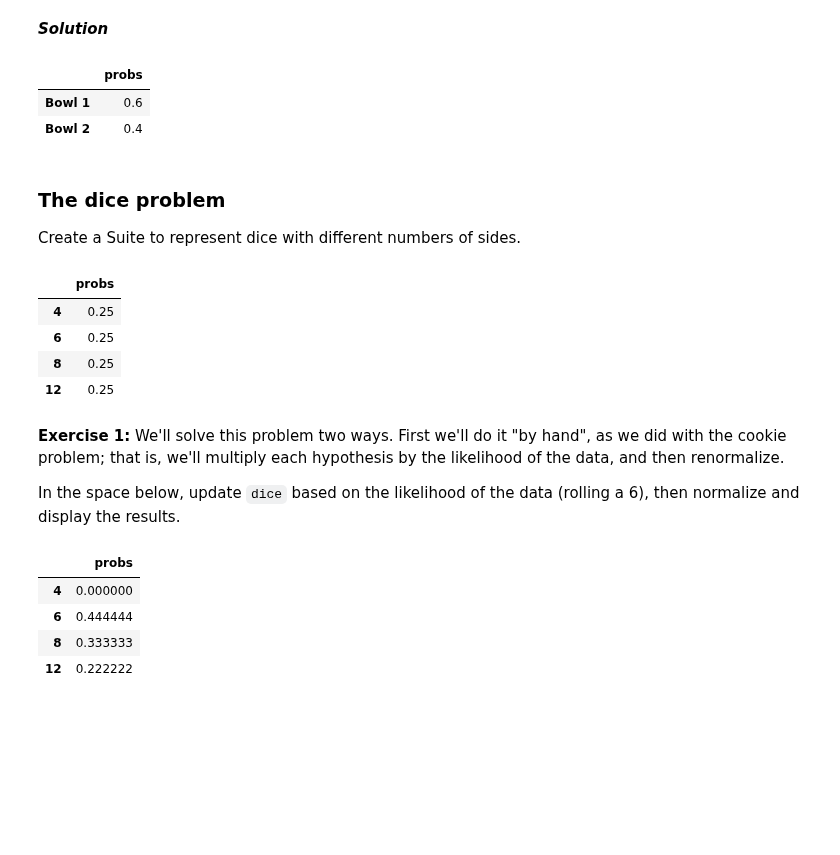
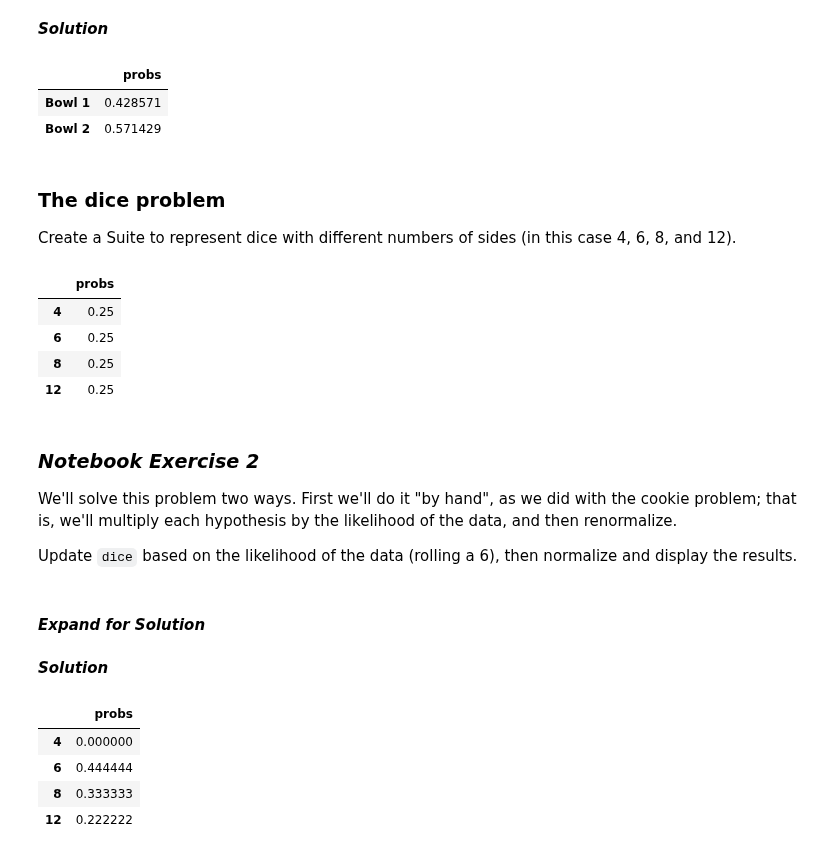
Before and after one commit to mlfa19/assignments, a Jupyter notebook: Module 2/01/Assignment_1_Companion_Notebook.ipynb, the cells around one changed output. Saved outputs shown, nothing was run; the diff lists cells and outputs as text; code cells hidden in the pictures; blank space fills up the shorter version.

```diff
--- a/Module 2/01/Assignment_1_Companion_Notebook.ipynb
+++ b/Module 2/01/Assignment_1_Companion_Notebook.ipynb
@@ -128,18 +130,18 @@ Hint: The posterior (after the first cookie) becomes the prior (before the secon
 # %% [markdown]
 ***Solution***
 # %%
-cookie['Bowl 1'] *= 0.75
+cookie['Bowl 1'] *= 0.25
 cookie['Bowl 2'] *= 0.5
 cookie.normalize()
 cookie
 # %% [output]
 |  | probs |
-| Bowl 1 | 0.6 |
-| Bowl 2 | 0.4 |
+| Bowl 1 | 0.428571 |
+| Bowl 2 | 0.571429 |
 # %% [markdown]
 ### The dice problem
 
-Create a Suite to represent dice with different numbers of sides.
+Create a Suite to represent dice with different numbers of sides (in this case 4, 6, 8, and 12).
 # %%
 dice = Pmf.from_seq([4, 6, 8, 12])
 dice
@@ -150,9 +152,15 @@ dice
 | 8 | 0.25 |
 | 12 | 0.25 |
 # %% [markdown]
-**Exercise 1:** We'll solve this problem two ways.  First we'll do it "by hand", as we did with the cookie problem; that is, we'll multiply each hypothesis by the likelihood of the data, and then renormalize.
+### *Notebook Exercise 2*
 
-In the space below, update `dice` based on the likelihood of the data (rolling a 6), then normalize and display the results.
+We'll solve this problem two ways.  First we'll do it "by hand", as we did with the cookie problem; that is, we'll multiply each hypothesis by the likelihood of the data, and then renormalize.
+
+Update `dice` based on the likelihood of the data (rolling a 6), then normalize and display the results.
+# %% [markdown]
+#### *Expand for Solution*
+# %% [markdown]
+***Solution***
 # %%
 dice[4] *= 0
 dice[6] *= 1/6
```
Also changed, not shown: parts of 16 cells of this notebook.
